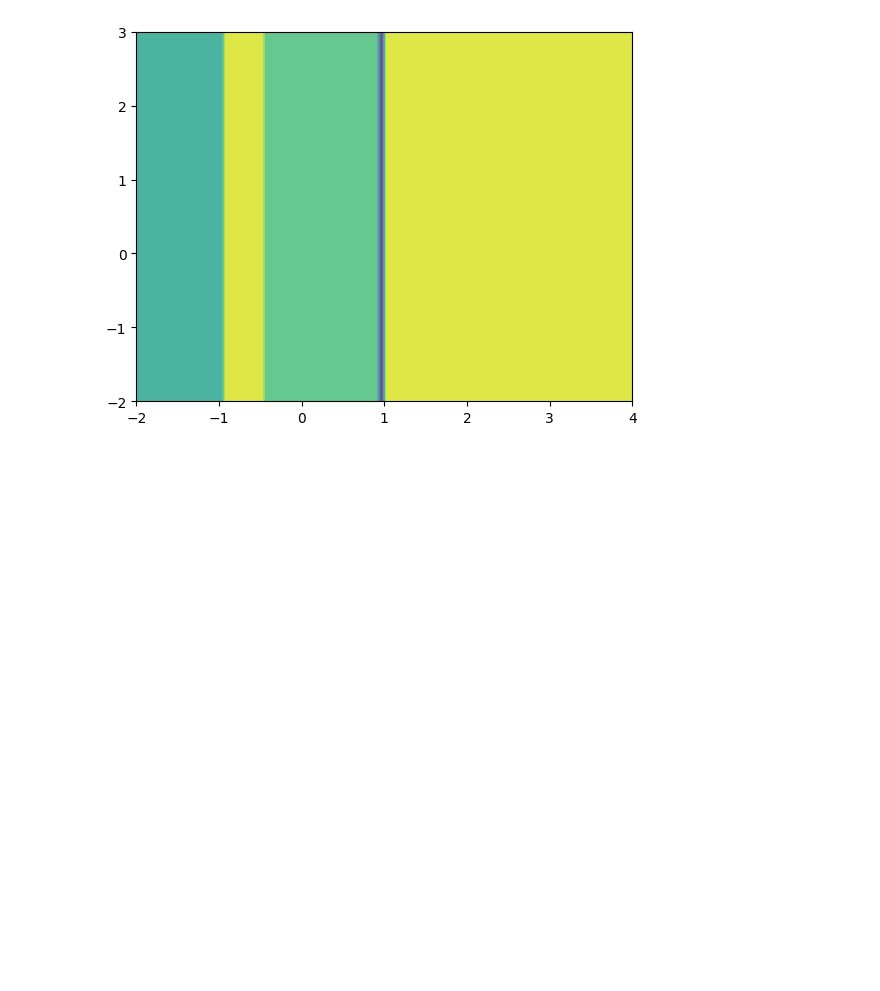
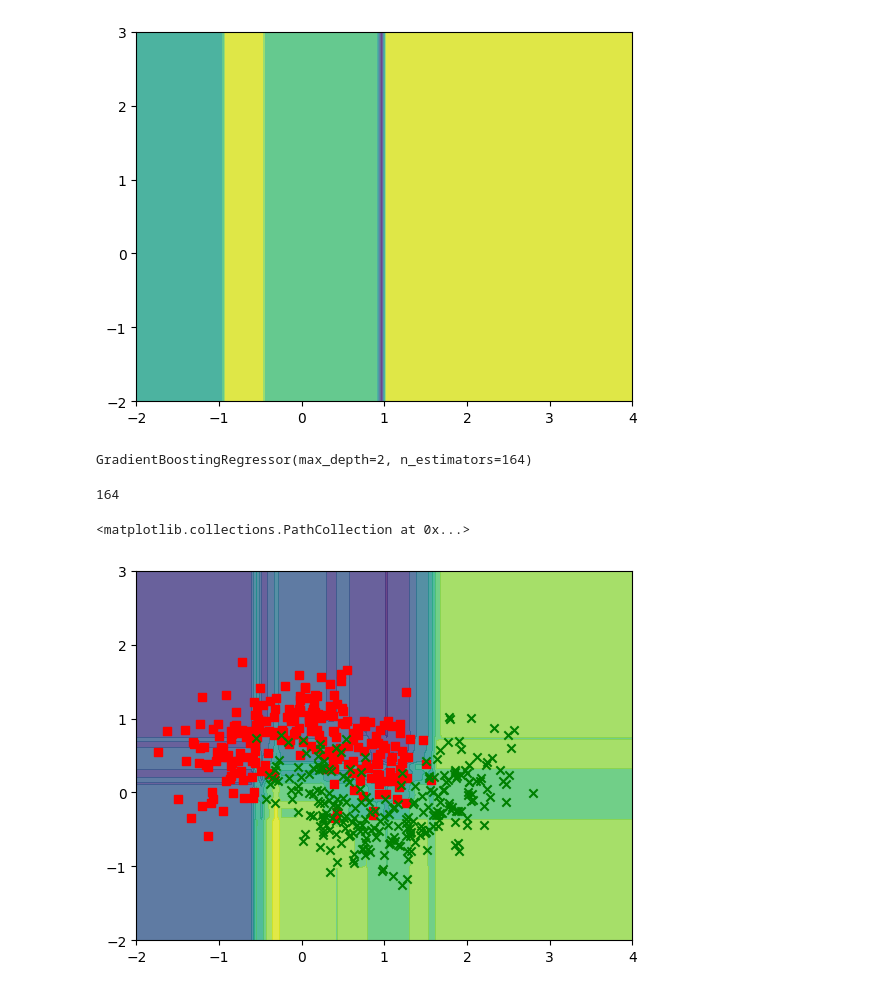
Before and after one commit to zqTheDesigner/reading_hands-on-machine-learning-with-scikit-learn-keras-tensorflow, a Jupyter notebook: CH-7 Ensemble Learning and Random Forests.ipynb, the cells around one changed output. Cells and saved outputs as stored; diff of their text form; code cells hidden in the pictures; blank space fills up the shorter version.

```diff
--- a/CH-7 Ensemble Learning and Random Forests.ipynb
+++ b/CH-7 Ensemble Learning and Random Forests.ipynb
@@ -142,3 +142,44 @@ plt.scatter(X[y==1,0],X[y==1,1], c='green', marker='x')
 # %% [output]
 IndexError: index 1 is out of bounds for axis 1 with size 1
 [figure]
+# %%
+import numpy as np
+from sklearn.model_selection import train_test_split
+from sklearn.metrics import mean_absolute_error
+
+X_train, X_valid, y_train, y_valid = train_test_split(X, y, random_state=42)
+
+gbrt = GradientBoostingRegressor(max_depth=2, n_estimators=200)
+gbrt.fit(X_train, y_train)
+
+errors = [mean_absolute_error(y_valid, y_pred)
+					for y_pred in gbrt.staged_predict(X_valid)]
+bst_n_estimators = np.argmin(errors)
+
+gbrt_best = GradientBoostingRegressor(max_depth=2,n_estimators=bst_n_estimators)
+gbrt_best.fit(X_train, y_train)
+# %% [output]
+GradientBoostingRegressor(max_depth=2, n_estimators=164)
+# %%
+
+bst_n_estimators
+# %% [output]
+164
+# %%
+import matplotlib.pyplot as plt
+xx, yy = np.meshgrid(np.linspace(-2, 4, 100).reshape(-1, 1),
+                      np.linspace(-2, 3, 100).reshape(-1, 1))
+
+Z = gbrt_best.predict(np.c_[xx.ravel(), yy.ravel()])
+Z = Z.reshape(xx.shape)
+
+
+# plot the decision boundary and the training data
+plt.contourf(xx, yy, Z, alpha=0.8)
+
+# plot the data points on top of the decision boundary
+plt.scatter(X[y==0,0],X[y==0,1], c='red', marker='s')
+plt.scatter(X[y==1,0],X[y==1,1], c='green', marker='x')
+# %% [output]
+<matplotlib.collections.PathCollection at 0x...>
+[figure, added]
```
Also changed, not shown: parts of 3 cells of this notebook.
